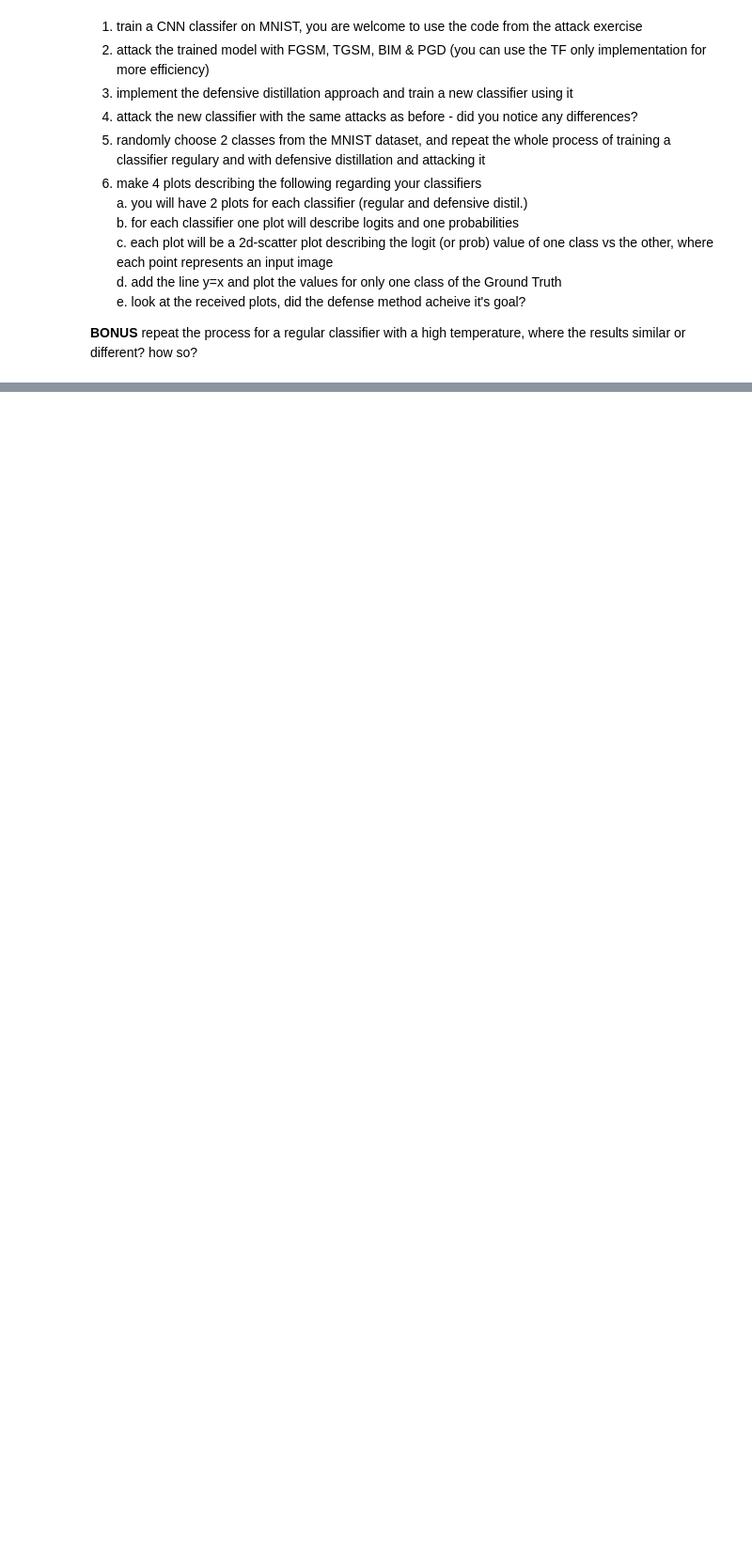
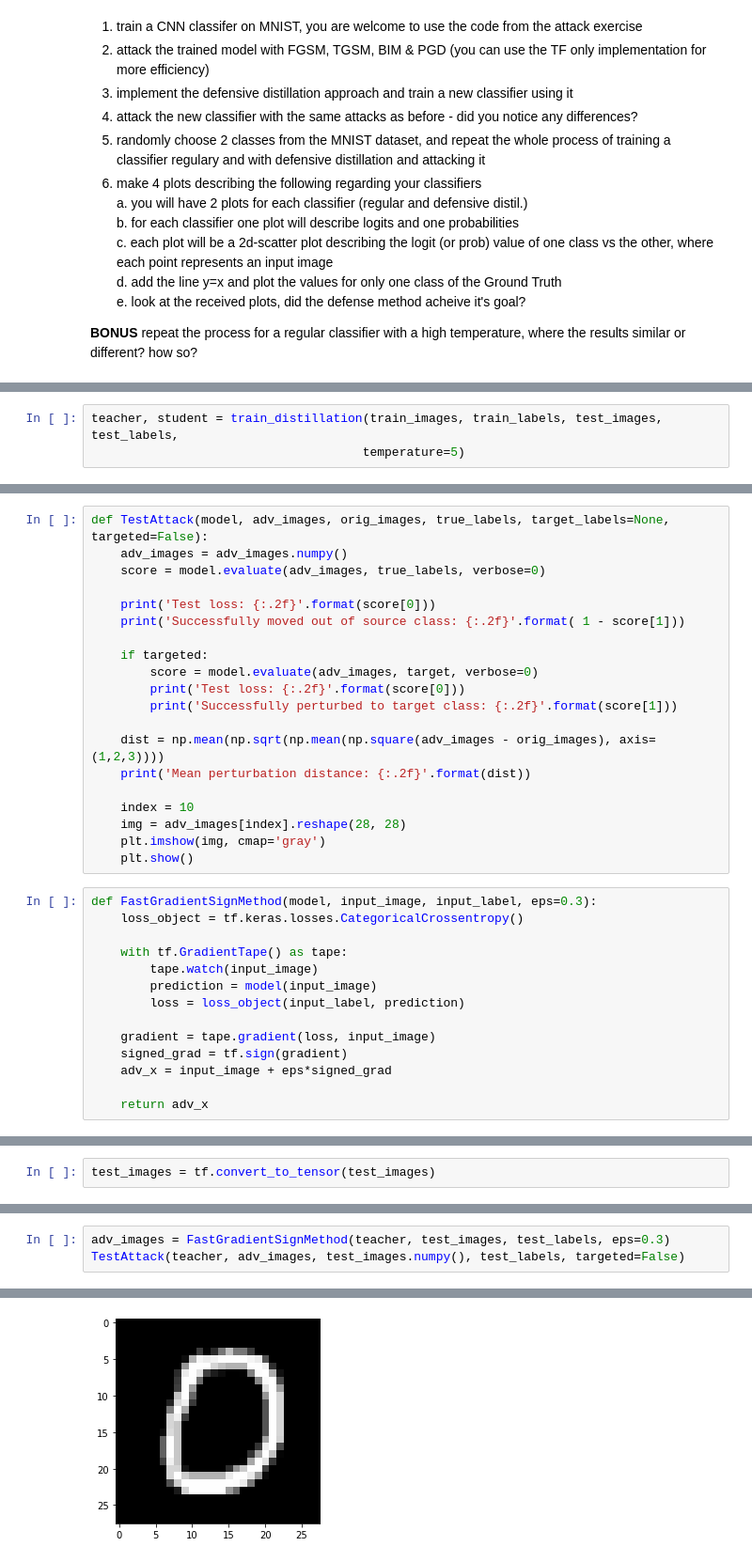
Before and after one commit to haroldbola/Course_Maphat, a Jupyter notebook: מודולים/רשתות נוירונים/8. Adversarial attacks and deffensive distilation/Adversarial Defenses - Defensive Distillation.ipynb, the cells around one changed output, grey strips where cells are left out. Shown at 94% size. Cells and saved outputs as stored; diff of their text form; blank space fills up the shorter version.

```diff
--- a/מודולים/רשתות נוירונים/8. Adversarial attacks and deffensive distilation/Adversarial Defenses - Defensive Distillation.ipynb
+++ b/מודולים/רשתות נוירונים/8. Adversarial attacks and deffensive distilation/Adversarial Defenses - Defensive Distillation.ipynb
@@ -20,0 +143,3 @@ Be prepared to discuss this in depth with your instructor
+# %%
+teacher, student = train_distillation(train_images, train_labels, test_images, test_labels,
+                                     temperature=5)
@@ -20,0 +167,34 @@ Be prepared to discuss this in depth with your instructor
+# %%
+def TestAttack(model, adv_images, orig_images, true_labels, target_labels=None, targeted=False):
+    adv_images = adv_images.numpy()
+    score = model.evaluate(adv_images, true_labels, verbose=0)
+
+    print('Test loss: {:.2f}'.format(score[0]))
+    print('Successfully moved out of source class: {:.2f}'.format( 1 - score[1]))
+
+    if targeted:
+        score = model.evaluate(adv_images, target, verbose=0)
+        print('Test loss: {:.2f}'.format(score[0]))
+        print('Successfully perturbed to target class: {:.2f}'.format(score[1]))
+
+    dist = np.mean(np.sqrt(np.mean(np.square(adv_images - orig_images), axis=(1,2,3))))
+    print('Mean perturbation distance: {:.2f}'.format(dist))
+
+    index = 10
+    img = adv_images[index].reshape(28, 28)
+    plt.imshow(img, cmap='gray')
+    plt.show()
+# %%
+def FastGradientSignMethod(model, input_image, input_label, eps=0.3):
+    loss_object = tf.keras.losses.CategoricalCrossentropy()
+
+    with tf.GradientTape() as tape:
+        tape.watch(input_image)
+        prediction = model(input_image)
+        loss = loss_object(input_label, prediction)
+
+    gradient = tape.gradient(loss, input_image)
+    signed_grad = tf.sign(gradient)
+    adv_x = input_image + eps*signed_grad
+
+    return adv_x
@@ -20,0 +229,2 @@ Be prepared to discuss this in depth with your instructor
+# %%
+test_images = tf.convert_to_tensor(test_images)
@@ -20,0 +233,4 @@ Be prepared to discuss this in depth with your instructor
+# %%
+adv_images = FastGradientSignMethod(teacher, test_images, test_labels, eps=0.3)
+TestAttack(teacher, adv_images, test_images.numpy(), test_labels, targeted=False)
+# %% [output]
@@ -20,0 +240 @@ Be prepared to discuss this in depth with your instructor
+[figure, added]
```
Also changed, not shown: parts of 30 cells of this notebook, 5 other files.
